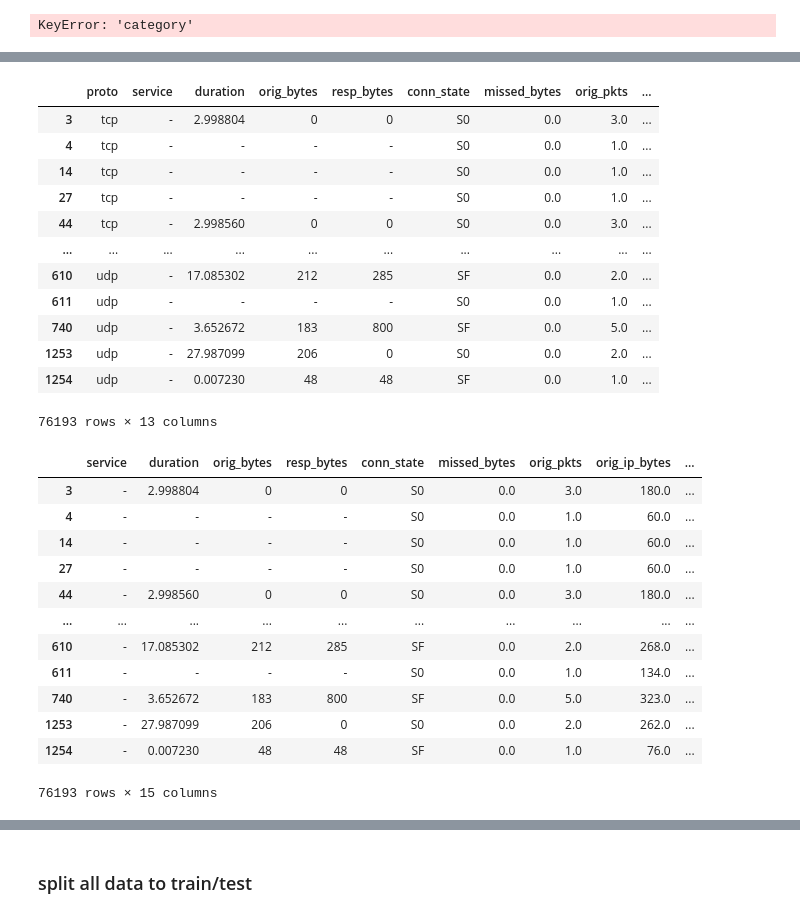
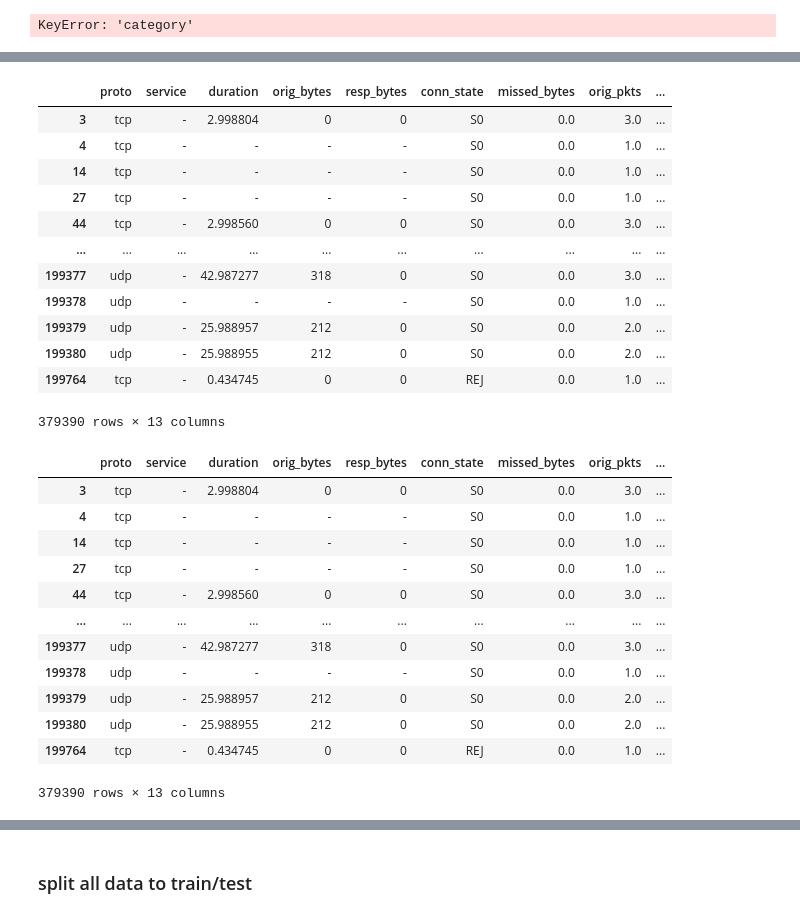
Before and after one commit to wuguobeijing/Anomaly-Detection-IoT23, a Jupyter notebook: Models/sampling.ipynb, the cells around one changed output, grey strips where cells are left out. Cells and saved outputs as stored; diff of their text form; code cells hidden in the pictures.

```diff
--- a/Models/sampling.ipynb
+++ b/Models/sampling.ipynb
@@ -261,6 +261,7 @@ dtype: int64
 # %%
 df_c.to_csv('./Data/iot23_attack_combined.csv')
 # %%
+import pandas as pd
 capture_34 = "/media/wuguo-buaa/LENOVO_USB_HDD/iot-data/iot_23_datasets_small/opt/Malware-Project/BigDataset/IoTScenarios/CTU-IoT-Malware-Capture-34-1/split_files_subsample/target_list_1.log"  #
 capture_43 = "/media/wuguo-buaa/LENOVO_USB_HDD/iot-data/iot_23_datasets_small/opt/Malware-Project/BigDataset/IoTScenarios/CTU-IoT-Malware-Capture-43-1/split_files_subsample/target_list_1.log"  #
 capture_44 = "/media/wuguo-buaa/LENOVO_USB_HDD/iot-data/iot_23_datasets_small/opt/Malware-Project/BigDataset/IoTScenarios/CTU-IoT-Malware-Capture-44-1/split_files_subsample/target_list_1.log"  #
@@ -282,7 +283,7 @@ capture_9 = "/media/wuguo-buaa/LENOVO_USB_HDD/iot-data/iot_23_datasets_small/opt
 capture_3 = "/media/wuguo-buaa/LENOVO_USB_HDD/iot-data/iot_23_datasets_small/opt/Malware-Project/BigDataset/IoTScenarios/CTU-IoT-Malware-Capture-3-1/split_files_subsample/target_list_1.log"  #24.4 MB
 capture_1 = "/media/wuguo-buaa/LENOVO_USB_HDD/iot-data/iot_23_datasets_small/opt/Malware-Project/BigDataset/IoTScenarios/CTU-IoT-Malware-Capture-1-1/split_files_subsample/target_list_1.log"  #144.3 MB
 
-df34 = pd.read_table(filepath_or_buffer=capture_34, skiprows=10, nrows=1000)
+df34 = pd.read_table(filepath_or_buffer=capture_34, skiprows=10, nrows=5000000)
 df34.columns = ['ts',
                 'uid',
                 'id.orig_h',
@@ -307,7 +308,7 @@ df34.columns = ['ts',
 df34.drop(df34.tail(1).index, inplace=True)
 print(df34[20000:])
 df34.head()
-df43 = pd.read_table(filepath_or_buffer=capture_43, skiprows=10, nrows=1000)
+df43 = pd.read_table(filepath_or_buffer=capture_43, skiprows=10, nrows=5000000)
 df43.columns = ['ts',
                 'uid',
                 'id.orig_h',
@@ -331,7 +332,7 @@ df43.columns = ['ts',
                 'label']
 df43.drop(df43.tail(1).index, inplace=True)
 print(df43.shape, df43[198900:])
-df44 = pd.read_table(filepath_or_buffer=capture_44, skiprows=10, nrows=19000)
+df44 = pd.read_table(filepath_or_buffer=capture_44, skiprows=10, nrows=5000000)
 df44.columns = ['ts',
                 'uid',
                 'id.orig_h',
@@ -354,7 +355,7 @@ df44.columns = ['ts',
                 'resp_ip_bytes',
                 'label']
 df44.drop(df44.tail(1).index, inplace=True)
-df49 = pd.read_table(filepath_or_buffer=capture_49, skiprows=10, nrows=19000)
+df49 = pd.read_table(filepath_or_buffer=capture_49, skiprows=10, nrows=5000000)
 df49.columns = ['ts',
                 'uid',
                 'id.orig_h',
@@ -377,7 +378,7 @@ df49.columns = ['ts',
                 'resp_ip_bytes',
                 'label']
 df49.drop(df49.tail(1).index, inplace=True)
-df52 = pd.read_table(filepath_or_buffer=capture_52, skiprows=10, nrows=19000)
+df52 = pd.read_table(filepath_or_buffer=capture_52, skiprows=10, nrows=5000000)
 df52.columns = ['ts',
                 'uid',
                 'id.orig_h',
@@ -400,7 +401,7 @@ df52.columns = ['ts',
                 'resp_ip_bytes',
                 'label']
 df52.drop(df52.tail(1).index, inplace=True)
-df20 = pd.read_table(filepath_or_buffer=capture_20, skiprows=10, nrows=19000)
+df20 = pd.read_table(filepath_or_buffer=capture_20, skiprows=10, nrows=5000000)
 df20.columns = ['ts',
                 'uid',
                 'id.orig_h',
@@ -423,7 +424,7 @@ df20.columns = ['ts',
                 'resp_ip_bytes',
                 'label']
 df20.drop(df20.tail(1).index, inplace=True)
-df21 = pd.read_table(filepath_or_buffer=capture_21, skiprows=10, nrows=19000)
+df21 = pd.read_table(filepath_or_buffer=capture_21, skiprows=10, nrows=5000000)
 df21.columns = ['ts',
                 'uid',
                 'id.orig_h',
@@ -446,7 +447,7 @@ df21.columns = ['ts',
                 'resp_ip_bytes',
                 'label']
 df21.drop(df21.tail(1).index, inplace=True)
-df42 = pd.read_table(filepath_or_buffer=capture_42, skiprows=10, nrows=19000)
+df42 = pd.read_table(filepath_or_buffer=capture_42, skiprows=10, nrows=5000000)
 df42.columns = ['ts',
                 'uid',
                 'id.orig_h',
@@ -469,7 +470,7 @@ df42.columns = ['ts',
                 'resp_ip_bytes',
                 'label']
 df42.drop(df42.tail(1).index, inplace=True)
-df60 = pd.read_table(filepath_or_buffer=capture_60, skiprows=10, nrows=19000)
+df60 = pd.read_table(filepath_or_buffer=capture_60, skiprows=10, nrows=5000000)
 df60.columns = ['ts',
                 'uid',
                 'id.orig_h',
@@ -492,7 +493,7 @@ df60.columns = ['ts',
                 'resp_ip_bytes',
                 'label']
 df60.drop(df60.tail(1).index, inplace=True)
-df17 = pd.read_table(filepath_or_buffer=capture_17, skiprows=10, nrows=19000)
+df17 = pd.read_table(filepath_or_buffer=capture_17, skiprows=10, nrows=5000000)
 df17.columns = ['ts',
                 'uid',
                 'id.orig_h',
@@ -515,7 +516,7 @@ df17.columns = ['ts',
                 'resp_ip_bytes',
                 'label']
 df17.drop(df17.tail(1).index, inplace=True)
-df36 = pd.read_table(filepath_or_buffer=capture_36, skiprows=10, nrows=19000)
+df36 = pd.read_table(filepath_or_buffer=capture_36, skiprows=10, nrows=5000000)
 df36.columns = ['ts',
                 'uid',
                 'id.orig_h',
@@ -538,7 +539,7 @@ df36.columns = ['ts',
                 'resp_ip_bytes',
                 'label']
 df36.drop(df36.tail(1).index, inplace=True)
-df33 = pd.read_table(filepath_or_buffer=capture_33, skiprows=10, nrows=19000)
+df33 = pd.read_table(filepath_or_buffer=capture_33, skiprows=10, nrows=5000000)
 df33.columns = ['ts',
                 'uid',
                 'id.orig_h',
@@ -561,7 +562,7 @@ df33.columns = ['ts',
                 'resp_ip_bytes',
                 'label']
 df33.drop(df33.tail(1).index, inplace=True)
-df8 = pd.read_table(filepath_or_buffer=capture_8, skiprows=10, nrows=19000)
+df8 = pd.read_table(filepath_or_buffer=capture_8, skiprows=10, nrows=5000000)
 df8.columns = ['ts',
                'uid',
                'id.orig_h',
@@ -584,7 +585,7 @@ df8.columns = ['ts',
                'resp_ip_bytes',
                'label']
 df8.drop(df8.tail(1).index, inplace=True)
-df35 = pd.read_table(filepath_or_buffer=capture_35, skiprows=10, nrows=60000)
+df35 = pd.read_table(filepath_or_buffer=capture_35, skiprows=10, nrows=5000000)
 df35.columns = ['ts',
                 'uid',
                 'id.orig_h',
@@ -607,7 +608,7 @@ df35.columns = ['ts',
                 'resp_ip_bytes',
                 'label']
 df35.drop(df35.tail(1).index, inplace=True)
-df48 = pd.read_table(filepath_or_buffer=capture_48, skiprows=10, nrows=5000)
+df48 = pd.read_table(filepath_or_buffer=capture_48, skiprows=10, nrows=500000)
 df48.columns = ['ts',
                 'uid',
                 'id.orig_h',
@@ -630,7 +631,7 @@ df48.columns = ['ts',
                 'resp_ip_bytes',
                 'label']
 df48.drop(df48.tail(1).index, inplace=True)
-df39 = pd.read_table(filepath_or_buffer=capture_39, skiprows=10, nrows=6000)
+df39 = pd.read_table(filepath_or_buffer=capture_39, skiprows=10, nrows=5000000)
 df39.columns = ['ts',
                 'uid',
                 'id.orig_h',
@@ -653,7 +654,7 @@ df39.columns = ['ts',
                 'resp_ip_bytes',
                 'label']
 df39.drop(df39.tail(1).index, inplace=True)
-df7 = pd.read_table(filepath_or_buffer=capture_7, skiprows=10, nrows=9000)
+df7 = pd.read_table(filepath_or_buffer=capture_7, skiprows=10, nrows=5000000)
 df7.columns = ['ts',
                'uid',
                'id.orig_h',
@@ -676,7 +677,7 @@ df7.columns = ['ts',
                'resp_ip_bytes',
                'label']
 df7.drop(df7.tail(1).index, inplace=True)
-df9 = pd.read_table(filepath_or_buffer=capture_9, skiprows=10, nrows=1900)
+df9 = pd.read_table(filepath_or_buffer=capture_9, skiprows=10, nrows=5000000)
 df9.columns = ['ts',
                'uid',
                'id.orig_h',
@@ -699,7 +700,7 @@ df9.columns = ['ts',
                'resp_ip_bytes',
                'label']
 df9.drop(df9.tail(1).index, inplace=True)
-df3 = pd.read_table(filepath_or_buffer=capture_3, skiprows=10, nrows=1000)
+df3 = pd.read_table(filepath_or_buffer=capture_3, skiprows=10, nrows=5000000)
 df3.columns = ['ts',
                'uid',
                'id.orig_h',
@@ -722,7 +723,7 @@ df3.columns = ['ts',
                'resp_ip_bytes',
                'label']
 df3.drop(df3.tail(1).index, inplace=True)
-df1 = pd.read_table(filepath_or_buffer=capture_1, skiprows=10, nrows=1900)
+df1 = pd.read_table(filepath_or_buffer=capture_1, skiprows=10, nrows=5000000)
 df1.columns = ['ts',
                'uid',
                'id.orig_h',
@@ -745,6 +746,7 @@ df1.columns = ['ts',
                'resp_ip_bytes',
                'label']
 df1.drop(df1.tail(1).index, inplace=True)
+# frames = [df1, df17]
 frames = [df1, df17, df20, df21, df3, df33, df34, df35, df36, df39, df42, df43, df44, df48, df49, df52, df60, df7, df8,
           df9]
 df_c_normal = pd.concat(frames)
@@ -840,31 +870,31 @@ df_c_normal
 | 27 | tcp | - | - | - | - | S0 | 0.0 | 1.0 | ... |
 | 44 | tcp | - | 2.998560 | 0 | 0 | S0 | 0.0 | 3.0 | ... |
 | ... | ... | ... | ... | ... | ... | ... | ... | ... | ... |
-| 610 | udp | - | 17.085302 | 212 | 285 | SF | 0.0 | 2.0 | ... |
-| 611 | udp | - | - | - | - | S0 | 0.0 | 1.0 | ... |
-| 740 | udp | - | 3.652672 | 183 | 800 | SF | 0.0 | 5.0 | ... |
-| 1253 | udp | - | 27.987099 | 206 | 0 | S0 | 0.0 | 2.0 | ... |
-| 1254 | udp | - | 0.007230 | 48 | 48 | SF | 0.0 | 1.0 | ... |
+| 199377 | udp | - | 42.987277 | 318 | 0 | S0 | 0.0 | 3.0 | ... |
+| 199378 | udp | - | - | - | - | S0 | 0.0 | 1.0 | ... |
+| 199379 | udp | - | 25.988957 | 212 | 0 | S0 | 0.0 | 2.0 | ... |
+| 199380 | udp | - | 25.988955 | 212 | 0 | S0 | 0.0 | 2.0 | ... |
+| 199764 | tcp | - | 0.434745 | 0 | 0 | REJ | 0.0 | 1.0 | ... |
-76193 rows × 13 columns
+379390 rows × 13 columns
 # %%
-df_c_normal = pd.get_dummies(df_c_normal, columns=['proto'])
+# df_c_normal = pd.get_dummies(df_c_normal, columns=['proto'])
 # df_c_normal = pd.get_dummies(df_c_normal, columns=['conn_state'])
 # df_c_normal = pd.get_dummies(df_c_normal, columns=['service'])
 df_c_normal
 # %% [output]
-|  | service | duration | orig_bytes | resp_bytes | conn_state | missed_bytes | orig_pkts | orig_ip_bytes | ... |
-| 3 | - | 2.998804 | 0 | 0 | S0 | 0.0 | 3.0 | 180.0 | ... |
-| 4 | - | - | - | - | S0 | 0.0 | 1.0 | 60.0 | ... |
-| 14 | - | - | - | - | S0 | 0.0 | 1.0 | 60.0 | ... |
-| 27 | - | - | - | - | S0 | 0.0 | 1.0 | 60.0 | ... |
-| 44 | - | 2.998560 | 0 | 0 | S0 | 0.0 | 3.0 | 180.0 | ... |
+|  | proto | service | duration | orig_bytes | resp_bytes | conn_state | missed_bytes | orig_pkts | ... |
+| 3 | tcp | - | 2.998804 | 0 | 0 | S0 | 0.0 | 3.0 | ... |
+| 4 | tcp | - | - | - | - | S0 | 0.0 | 1.0 | ... |
+| 14 | tcp | - | - | - | - | S0 | 0.0 | 1.0 | ... |
+| 27 | tcp | - | - | - | - | S0 | 0.0 | 1.0 | ... |
+| 44 | tcp | - | 2.998560 | 0 | 0 | S0 | 0.0 | 3.0 | ... |
 | ... | ... | ... | ... | ... | ... | ... | ... | ... | ... |
-| 610 | - | 17.085302 | 212 | 285 | SF | 0.0 | 2.0 | 268.0 | ... |
-| 611 | - | - | - | - | S0 | 0.0 | 1.0 | 134.0 | ... |
-| 740 | - | 3.652672 | 183 | 800 | SF | 0.0 | 5.0 | 323.0 | ... |
-| 1253 | - | 27.987099 | 206 | 0 | S0 | 0.0 | 2.0 | 262.0 | ... |
-| 1254 | - | 0.007230 | 48 | 48 | SF | 0.0 | 1.0 | 76.0 | ... |
+| 199377 | udp | - | 42.987277 | 318 | 0 | S0 | 0.0 | 3.0 | ... |
+| 199378 | udp | - | - | - | - | S0 | 0.0 | 1.0 | ... |
+| 199379 | udp | - | 25.988957 | 212 | 0 | S0 | 0.0 | 2.0 | ... |
+| 199380 | udp | - | 25.988955 | 212 | 0 | S0 | 0.0 | 2.0 | ... |
+| 199764 | tcp | - | 0.434745 | 0 | 0 | REJ | 0.0 | 1.0 | ... |
-76193 rows × 15 columns
+379390 rows × 13 columns
 # %%
 df_c_normal['duration'] = df_c_normal['duration'].str.replace('-', '0')
 df_c_normal['orig_bytes'] = df_c_normal['orig_bytes'].str.replace('-', '0')
```
Also changed, not shown: parts of 80 cells of this notebook, 37 other files.
